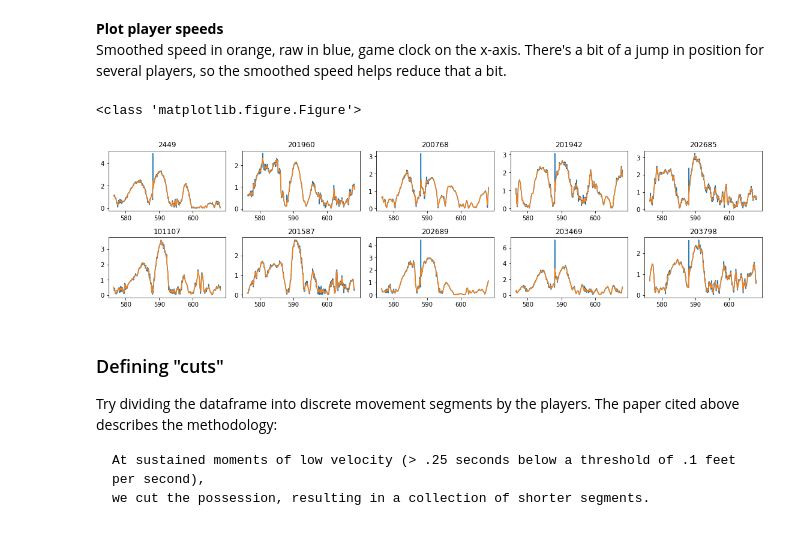
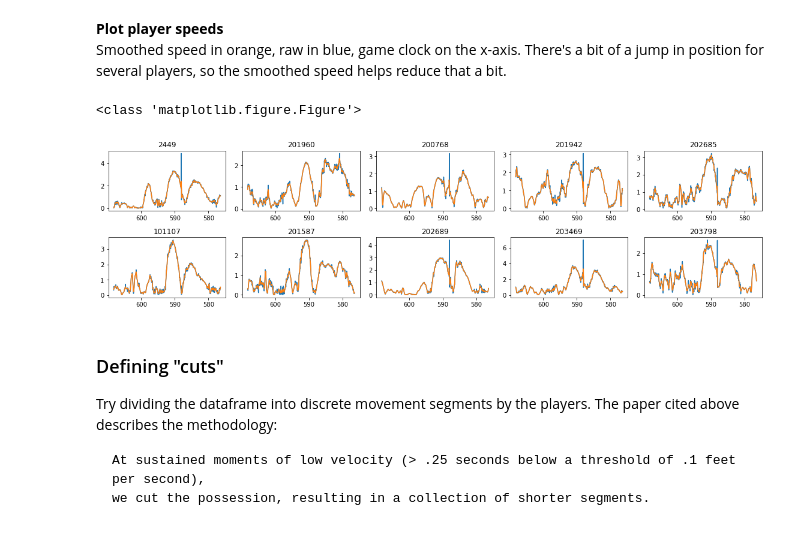
Before and after one commit to jmharkins/nba-tracking, a Jupyter notebook: nba-trajectory-moments.ipynb, the cells around one changed output. Saved outputs shown, nothing was run; the diff lists cells and outputs as text; code cells hidden in the pictures.

```diff
--- a/nba-trajectory-moments.ipynb
+++ b/nba-trajectory-moments.ipynb
@@ -174,24 +174,25 @@ has_speed_vals = (poss_df[['smooth_speed','speed_fs']].isnull().sum(axis=1) == 0
 # %%
 poss_team_players = poss_df.loc[non_ball & has_speed_vals].groupby('team_id').player_id.unique()
 poss_teams = poss_team_players.index
 fig, axes = plt.subplots(2,5, figsize=[15.66,4.16])
 print type(fig)
 for t_i, axrow in enumerate(axes):
     team = poss_teams[t_i]
     players = poss_team_players.loc[team]
     for p_i, ax in enumerate(axrow):
         player = players[p_i]
         player_idx = poss_df.player_id == player
         player_vals = poss_df.loc[non_ball & has_speed_vals & player_idx]
+        ax.invert_xaxis()
         ax.plot(player_vals['game_clock_sec'],
                    player_vals['speed_fs'])
         ax.plot(player_vals['game_clock_sec'],
                    player_vals['smooth_speed'])
         ax.set_title(str(player))
 fig.tight_layout()
 # %% [output]
 <class 'matplotlib.figure.Figure'>
-[figure, old version]
+[figure, new version]
 # %% [markdown]
 ### Defining "cuts"
 Try dividing the dataframe into discrete movement segments by the players. The paper cited above describes the methodology:
```
Also changed, not shown: parts of 8 cells of this notebook.
